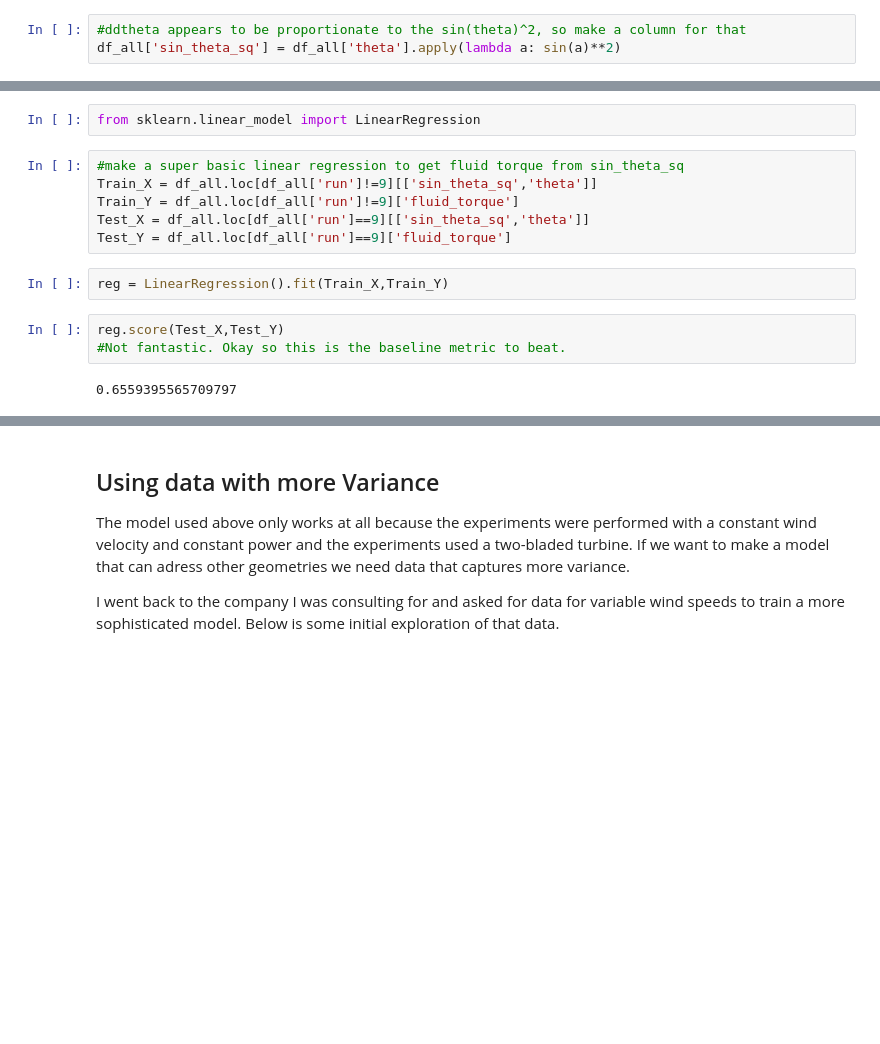
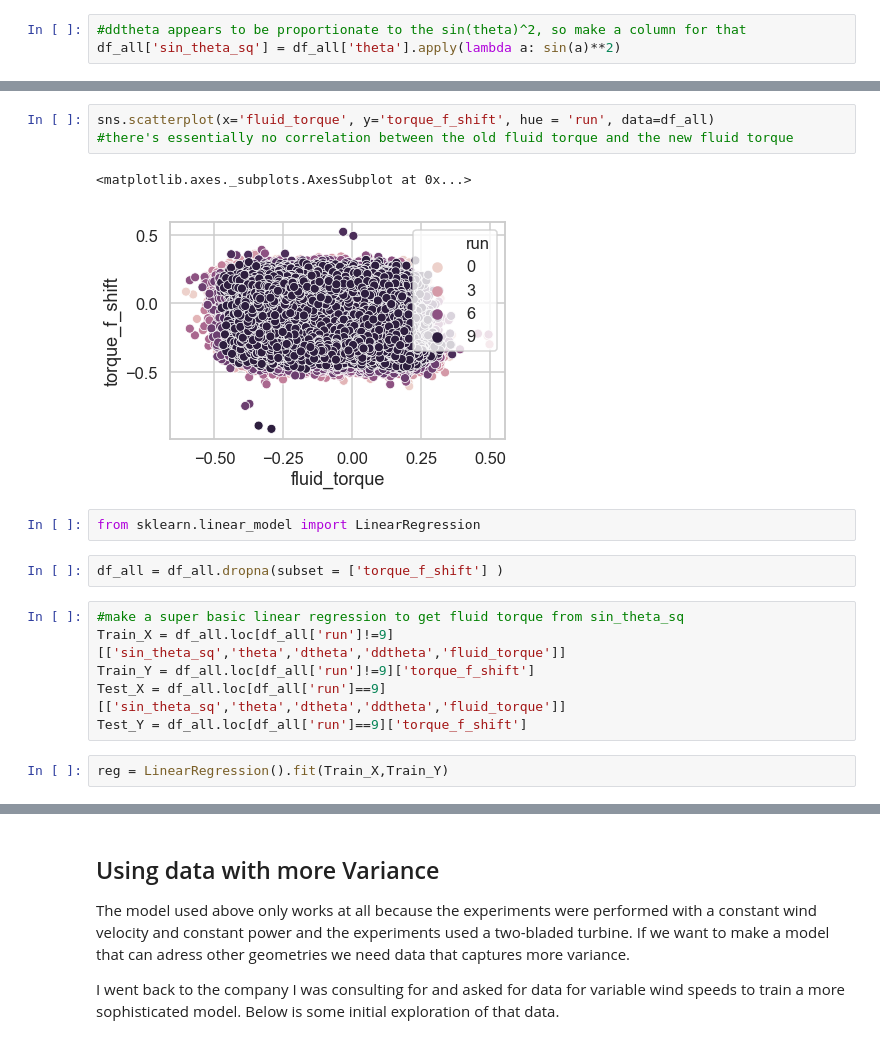
Before and after one commit to rbreitz/Wind_Turbine_Predictions, a Jupyter notebook: Predicting_Fluid_Torque.ipynb, the cells around one changed output, grey strips where cells are left out. Saved outputs shown, nothing was run; the diff lists cells and outputs as text; blank space fills up the shorter version.

```diff
--- a/Predicting_Fluid_Torque.ipynb
+++ b/Predicting_Fluid_Torque.ipynb
@@ -248,15 +251,18 @@ sns.heatmap(corr,
+# %%
+sns.scatterplot(x='fluid_torque', y='torque_f_shift', hue = 'run', data=df_all)
+#there's essentially no correlation between the old fluid torque and the new fluid torque
+# %% [output]
+<matplotlib.axes._subplots.AxesSubplot at 0x...>
+[figure, added]
 # %%
 from sklearn.linear_model import LinearRegression
+# %%
+df_all = df_all.dropna(subset = ['torque_f_shift'] )
 # %%
 #make a super basic linear regression to get fluid torque from sin_theta_sq
-Train_X = df_all.loc[df_all['run']!=9][['sin_theta_sq','theta']]
-Train_Y = df_all.loc[df_all['run']!=9]['fluid_torque']
-Test_X = df_all.loc[df_all['run']==9][['sin_theta_sq','theta']]
-Test_Y = df_all.loc[df_all['run']==9]['fluid_torque']
+Train_X = df_all.loc[df_all['run']!=9][['sin_theta_sq','theta','dtheta','ddtheta','fluid_torque']]
+Train_Y = df_all.loc[df_all['run']!=9]['torque_f_shift']
+Test_X = df_all.loc[df_all['run']==9][['sin_theta_sq','theta','dtheta','ddtheta','fluid_torque']]
+Test_Y = df_all.loc[df_all['run']==9]['torque_f_shift']
 # %%
 reg = LinearRegression().fit(Train_X,Train_Y)
-# %%
-reg.score(Test_X,Test_Y)
-#Not fantastic. Okay so this is the baseline metric to beat.
-# %% [output]
-0.6559395565709797
```
Also changed, not shown: parts of 16 cells of this notebook.
